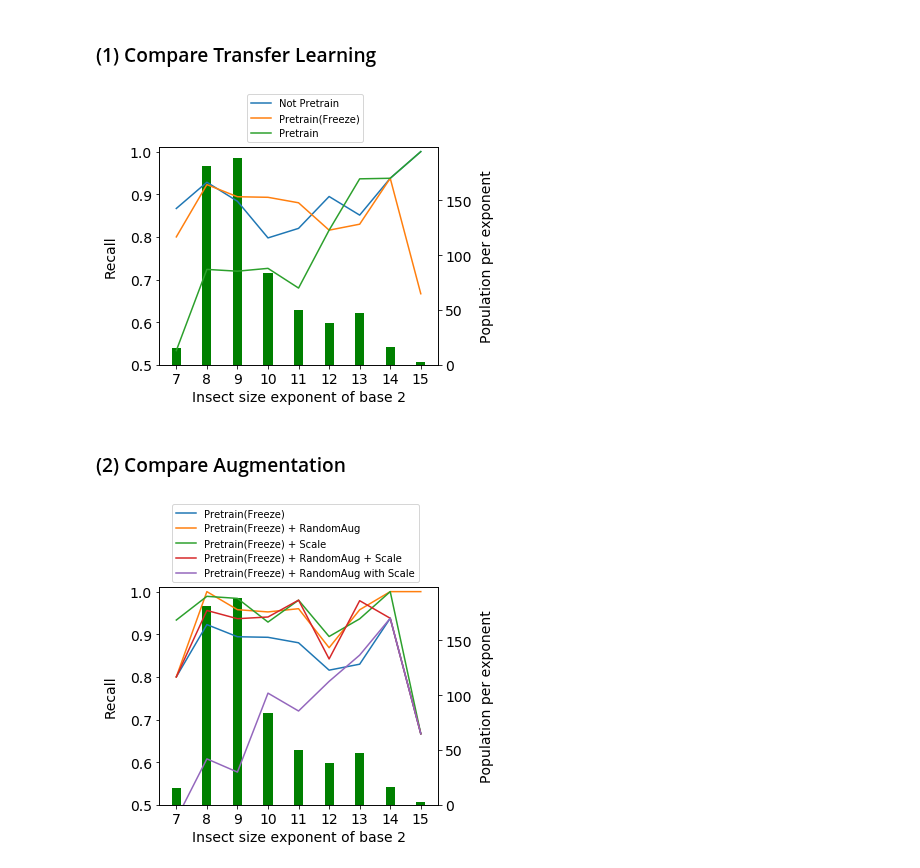
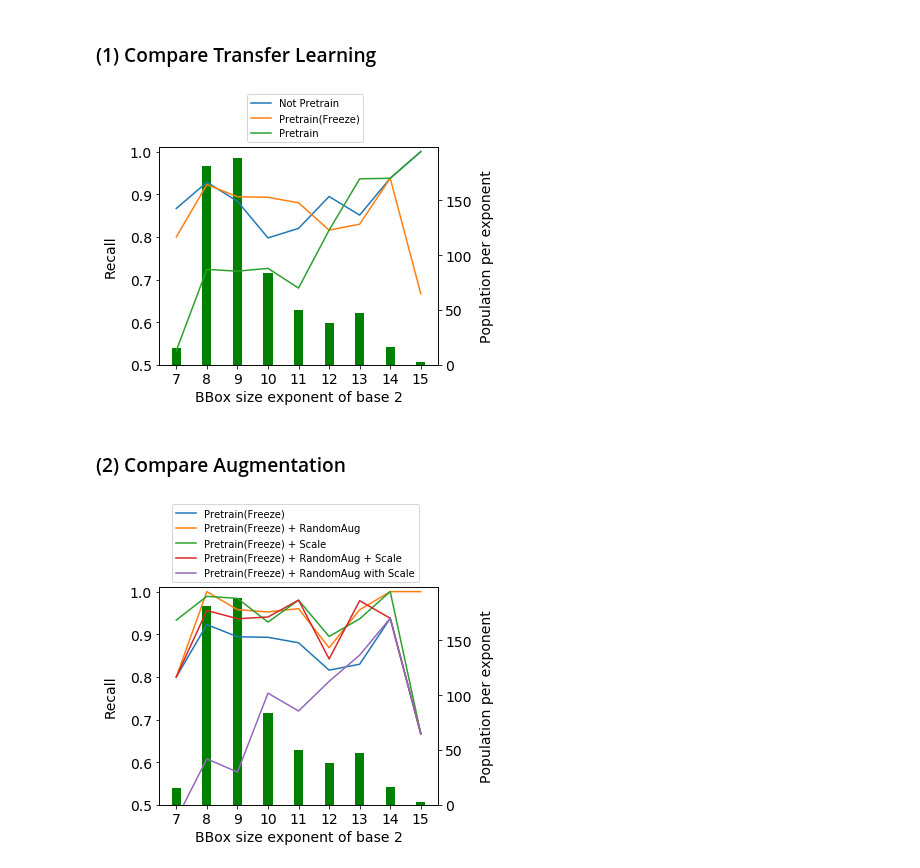
Before and after one commit to keiiti975/Insect_Phenology_Detector, a Jupyter notebook: result/master_paper/detection/compare_method/compare_method.ipynb, the cells around one changed output. Saved outputs shown, nothing was run; the diff lists cells and outputs as text; code cells hidden in the pictures.

```diff
--- a/result/master_paper/detection/compare_method/compare_method.ipynb
+++ b/result/master_paper/detection/compare_method/compare_method.ipynb
@@ -121,30 +121,30 @@ df
 # %%
 plt.rcParams["font.size"] = 14
 fig, ax1 = plt.subplots(figsize=(5,4))
 ax2 = ax1.twinx()
 
 x_label = ["7", "8", "9", "10", "11", "12", "13", "14", "15"]
 
 ax1.bar(x_label, df["count"], width=0.3, color="g")
 ax2.plot(x_label, df["refinedet_not_pretrain"], label="Not Pretrain")
 ax2.plot(x_label, df["refinedet_freeze"], label="Pretrain(Freeze)")
 ax2.plot(x_label, df["refinedet"], label="Pretrain")
 ax1.yaxis.tick_right()
 ax2.yaxis.tick_left()
 
 h2, l2 = ax2.get_legend_handles_labels()
 ax1.legend(h2, l2, bbox_to_anchor=(0.75, 1.0), loc='lower right', fontsize=10)
 
-ax1.set_xlabel("Insect size exponent of base 2")
+ax1.set_xlabel("BBox size exponent of base 2")
 ax1.set_ylabel("Recall")
 ax1.yaxis.set_label_coords(-0.15, 0.5)
 ax1.grid(False)
 ax2.set_ylabel("Population per exponent")
 ax2.set_ylim(0.5, 1.01)
 ax2.yaxis.set_label_coords(1.15, 0.5)
 plt.savefig("/home/tanida/workspace/Insect_Phenology_Detector/result/master_paper/detection/compare_method/comp_TL_from_size_dist.png", bbox_inches="tight")
 # %% [output]
-[figure, old version]
+[figure, new version]
 # %% [markdown]
 ### (2) Compare Augmentation
 # %%
@@ -166,7 +166,7 @@ ax2.yaxis.tick_left()
 h2, l2 = ax2.get_legend_handles_labels()
 ax1.legend(h2, l2, bbox_to_anchor=(0.95, 1.0), loc='lower right', fontsize=10)
 
-ax1.set_xlabel("Insect size exponent of base 2")
+ax1.set_xlabel("BBox size exponent of base 2")
 ax1.set_ylabel("Recall")
 ax1.yaxis.set_label_coords(-0.15, 0.5)
 ax1.grid(False)
@@ -175,4 +175,4 @@ ax2.set_ylim(0.5, 1.01)
 ax2.yaxis.set_label_coords(1.15, 0.5)
 plt.savefig("/home/tanida/workspace/Insect_Phenology_Detector/result/master_paper/detection/compare_method/comp_Aug_from_size_dist.png", bbox_inches="tight")
 # %% [output]
-[figure, old version]
+[figure, new version]
```
Also changed, not shown: 24 other files.
